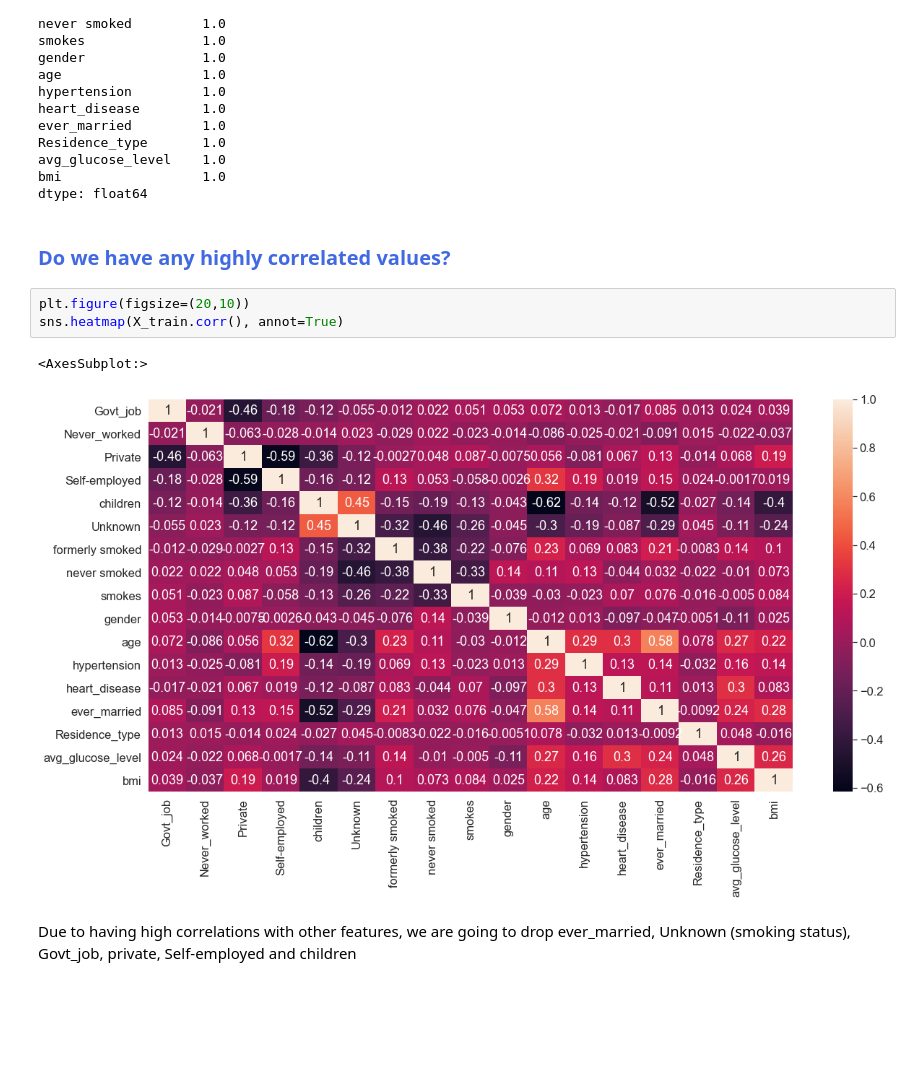
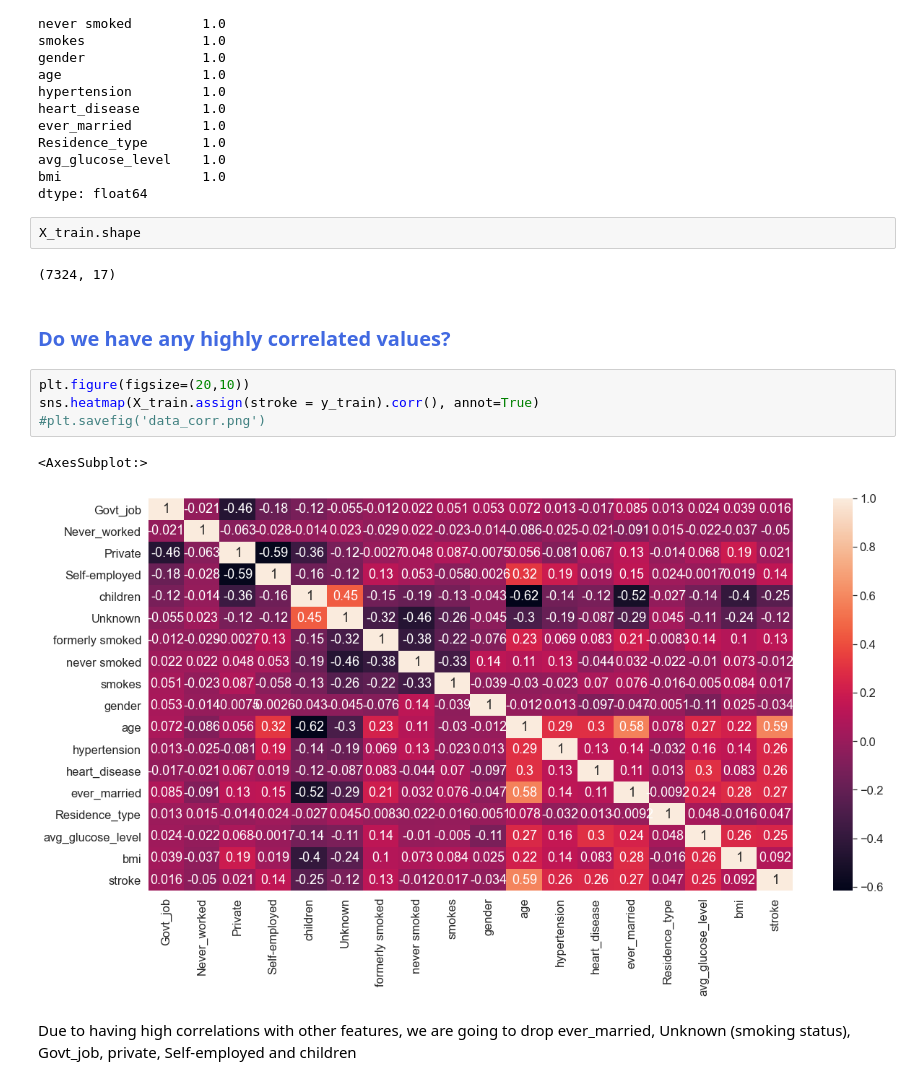
Before and after one commit to rotznmu/stroke_prediction_capstone, a Jupyter notebook: Stroke Prediction.ipynb, the cells around one changed output. Saved outputs shown, nothing was run; the diff lists cells and outputs as text; blank space fills up the shorter version.

```diff
--- a/Stroke Prediction.ipynb
+++ b/Stroke Prediction.ipynb
@@ -1008,14 +1008,19 @@ Residence_type       1.0
 avg_glucose_level    1.0
 bmi                  1.0
 dtype: float64
+# %%
+X_train.shape
+# %% [output]
+(7324, 17)
 # %% [markdown]
 <h3 style = "font-family:garamond; font-size:20px; background-color: white; color : royalblue; border-radius: 100px 100px; text-align:left">Do we have any highly correlated values?</h3>
 # %%
 plt.figure(figsize=(20,10))
-sns.heatmap(X_train.corr(), annot=True)
+sns.heatmap(X_train.assign(stroke = y_train).corr(), annot=True)
+#plt.savefig('data_corr.png')
 # %% [output]
 <AxesSubplot:>
-[figure, old version]
+[figure, new version]
 # %% [markdown]
 Due to having high correlations with other features, we are going to drop ever_married, Unknown (smoking status), Govt_job, private, Self-employed and children
 # %%
```
Also changed, not shown: parts of 24 cells of this notebook, 7 other files.
